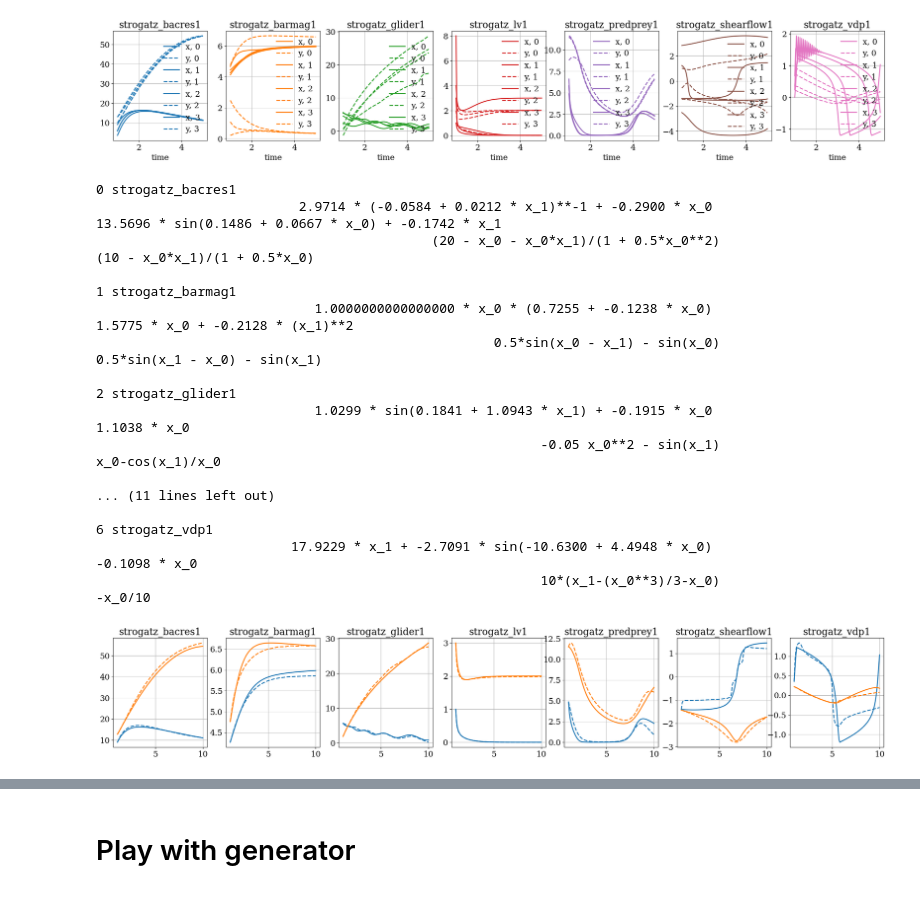
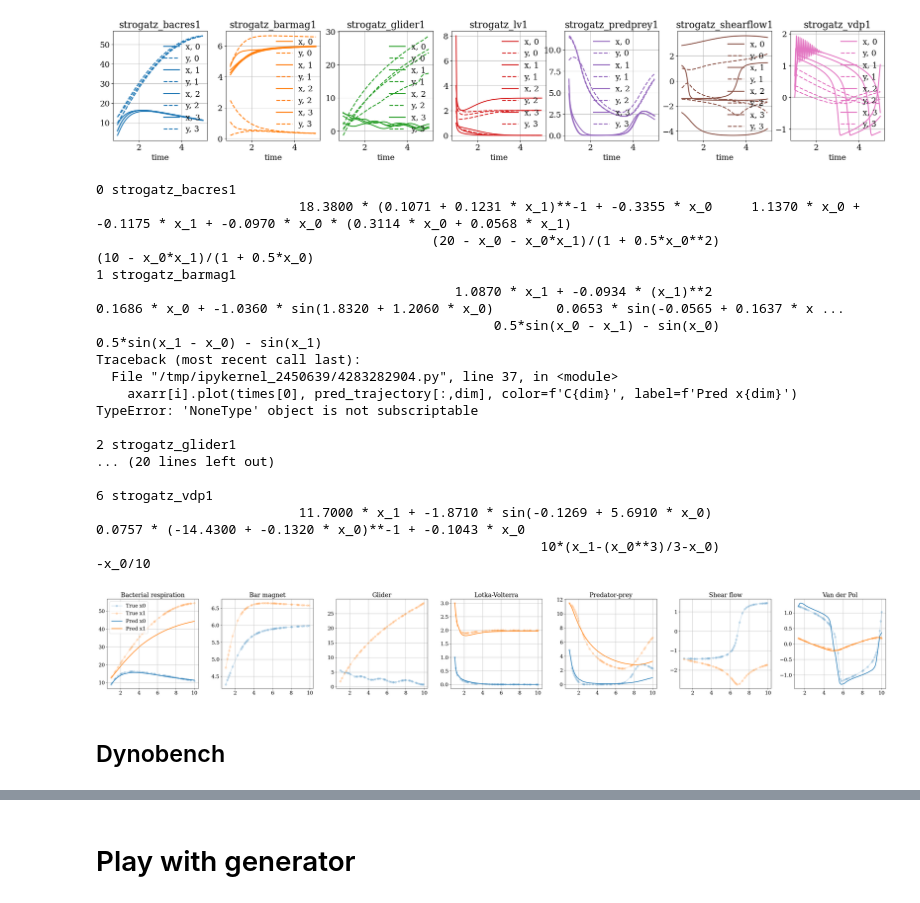
Before and after one commit to sdascoli/odeformer, a Jupyter notebook: tests.ipynb, the cells around one changed output, grey strips where cells are left out. Drawn from its saved outputs; the diff is of its cells as text; code cells hidden in the pictures.

```diff
--- a/tests.ipynb
+++ b/tests.ipynb
@@ -235,8 +246,8 @@ run = runs[0]
 args = run['args']
 df = pd.read_csv(args.output_dir/'evals_all/eval_in_domain.csv')
 #df = pd.read_csv(args.output_dir/'evals_all/eval_pmlb.csv')
-df = df.query('info_n_masked_variables==1')
-#df = df.query('info_dimension==5')
+#df = df.query('info_n_masked_variables==1')
+df = df.query('info_dimension==1')
 #df = df.query('r2_zero>0.99')
 for i, (_, sample) in enumerate(df.iterrows()):
     if i==10: break
@@ -258,6 +285,7 @@ extra_args = {
     'reload_checkpoint':run['args'].dump_path.replace('/sb_u0621_liac_scratch','/data/rcp'),
     'reload_data':run['args'].reload_data.replace('/sb_u0621_liac_scratch','/data/rcp'),
     'rescale':True,
+    'subsample_ratio':0,
               }
 with stdout_redirected():
     dstr = load_run(run, extra_args=extra_args)
@@ -270,5 +298,5 @@ dstr.rescale=True
 dstr.average_trajectories=False
 
 dstr.model.beam_type = 'sampling'
-dstr.model.beam_size = 5
-dstr.model.beam_temperature = .1
+dstr.model.beam_size = 20
+dstr.model.beam_temperature = .3
@@ -326,7 +382,7 @@ $\displaystyle 3.3946 x_{0} x_{1} - 3.131 x_{1}$
 dstr.rescale=True
 a = -3
 b = 10
-c = 0
+c = .1
 def quadratic(X, t):
     return np.array([a*X[0]**2+b*X[0]+c])
 
@@ -385,62 +445,68 @@ plt.show()
 [figure]
 # %%
 n = len(strogatz_names)
-fig, axarr = plt.subplots(1,n,figsize=(n*4,4))
-dstr.rescale = True
+fig, axarr = plt.subplots(1,n,figsize=(n*5,5))
+dstr.rescale = False
 dstr.average_trajectories = False
-dstr.model.beam_type = 'sampling'
-dstr.model.beam_size = 10
+dstr.model.beam_size = 20
 dstr.model.beam_temperature = .3
+dstr.model.beam_length_penalty = 0
+titles = ['Bacterial respiration', 'Bar magnet', 'Glider', 'Lotka-Volterra', 'Predator-prey', 'Shear flow', 'Van der Pol']
 
 time = np.linspace(1, 10, 100)
 for i ,name in enumerate(strogatz_names[::]):
     for strogatz_name, strogatz_tree in strogatz_equations.items():
         if strogatz_name in name: break
     data = fetch_data(name)
     print(i, name)
     times, trajectories = [], []
     for j in range(1):
         x = data['x'].values.reshape(-1,1)[j*100:(j+1)*100]
         y = data['y'].values.reshape(-1,1)[j*100:(j+1)*100]
         trajectory = np.concatenate((x,y), axis=1)
-        trajectories.append(trajectory)
-        times.append(time)
-    #tree = plot_predictions(times, trajectory, dstr, verbose=False)
-    #print(env.simplifier.readable_tree(tree))
+        time_, trajectory_ = env._subsample_trajectory(time, trajectory, subsample_ratio=0.5)
+        trajectories.append(trajectory_)
+        times.append(time_)
 
     for dim in range(len(trajectory[0])):
-        axarr[i].plot(time, trajectory[:,dim], color=f'C{dim}', label='True')
-    candidates = dstr.fit(times, trajectories)
+        axarr[i].plot(times[0], trajectories[0][:,dim], marker='o', label=f'True x{dim}', alpha=.2)
+    candidates = dstr.fit(times, trajectories, verbose=False)
+    #candidates[0] = dstr.sort_candidates(times[0], trajectories[0], candidates[0][:5], "complexity")
+
     for tree in candidates[0][:1]:
         tree = env.simplifier.simplify_tree(tree)
-        print(''.join(['{:>80s}'.format(eq) for eq in tree.infix().split('|')]))
-        print(''.join(['{:>80s}'.format(eq) for eq in strogatz_tree]))
-        print()
-        pred_trajectory = integrate_ode(trajectory[0], time, tree, "solve_ivp", debug=False)
         try:
+            print(''.join(['{:>80s}'.format(eq) for eq in tree.infix().split('|')]))
+            print(''.join(['{:>80s}'.format(eq) for eq in strogatz_tree]))
+            pred_trajectory = integrate_ode(trajectories[0][0], times[0], tree, "solve_ivp", debug=False)
             for dim in range(len(trajectory[0])):
-                axarr[i].plot(time, pred_trajectory[:,dim], color=f'C{dim}', ls='--', label='Pred')
+                axarr[i].plot(times[0], pred_trajectory[:,dim], color=f'C{dim}', label=f'Pred x{dim}')
         except:
             print(traceback.format_exc())
-    axarr[i].set_title(name)
+    axarr[i].set_title(titles[i])
+axarr[0].legend()
+plt.tight_layout()
+plt.savefig(savedir+"strogatz.pdf")
 
 plt.show()
 # %% [output]
 0 strogatz_bacres1
-                          2.9714 * (-0.0584 + 0.0212 * x_1)**-1 + -0.2900 * x_0                             13.5696 * sin(0.1486 + 0.0667 * x_0) + -0.1742 * x_1
+                          18.3800 * (0.1071 + 0.1231 * x_1)**-1 + -0.3355 * x_0     1.1370 * x_0 + -0.1175 * x_1 + -0.0970 * x_0 * (0.3114 * x_0 + 0.0568 * x_1)
                                            (20 - x_0 - x_0*x_1)/(1 + 0.5*x_0**2)                                                    (10 - x_0*x_1)/(1 + 0.5*x_0)
-
 1 strogatz_barmag1
-                            1.0000000000000000 * x_0 * (0.7255 + -0.1238 * x_0)                                                1.5775 * x_0 + -0.2128 * (x_1)**2
+                                              1.0870 * x_1 + -0.0934 * (x_1)**2                             0.1686 * x_0 + -1.0360 * sin(1.8320 + 1.2060 * x_0)        0.0653 * sin(-0.0565 + 0.1637 * x ...
                                                    0.5*sin(x_0 - x_1) - sin(x_0)                                                   0.5*sin(x_1 - x_0) - sin(x_1)
+Traceback (most recent call last):
+  File "/tmp/ipykernel_2450639/4283282904.py", line 37, in <module>
+    axarr[i].plot(times[0], pred_trajectory[:,dim], color=f'C{dim}', label=f'Pred x{dim}')
+TypeError: 'NoneType' object is not subscriptable
 
 2 strogatz_glider1
-                            1.0299 * sin(0.1841 + 1.0943 * x_1) + -0.1915 * x_0                                                                     1.1038 * x_0
-                                                         -0.05 x_0**2 - sin(x_1)                                                                x_0-cos(x_1)/x_0
-
-... (11 lines left out)
+... (20 lines left out)
 
 6 strogatz_vdp1
-                         17.9229 * x_1 + -2.7091 * sin(-10.6300 + 4.4948 * x_0)                                                                    -0.1098 * x_0
+                          11.7000 * x_1 + -1.8710 * sin(-0.1269 + 5.6910 * x_0)                          0.0757 * (-14.4300 + -0.1320 * x_0)**-1 + -0.1043 * x_0
                                                          10*(x_1-(x_0**3)/3-x_0)                                                                         -x_0/10
-[figure, old version]
+[figure, new version]
+# %% [markdown]
+## Dynobench
```
Also changed, not shown: parts of 19 cells of this notebook, 11 other files.
